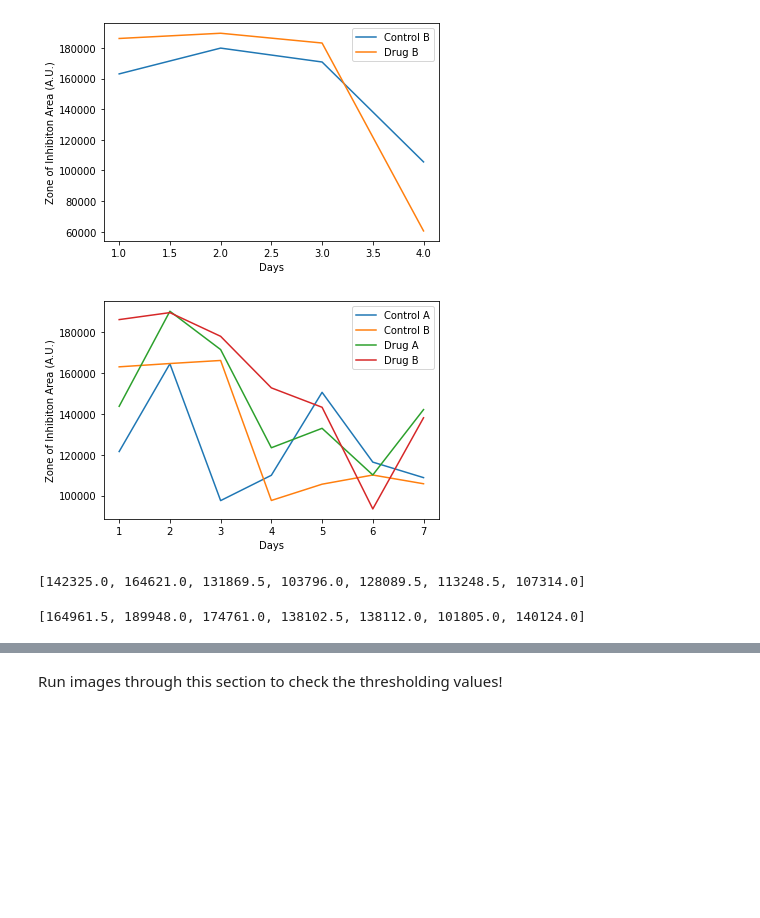
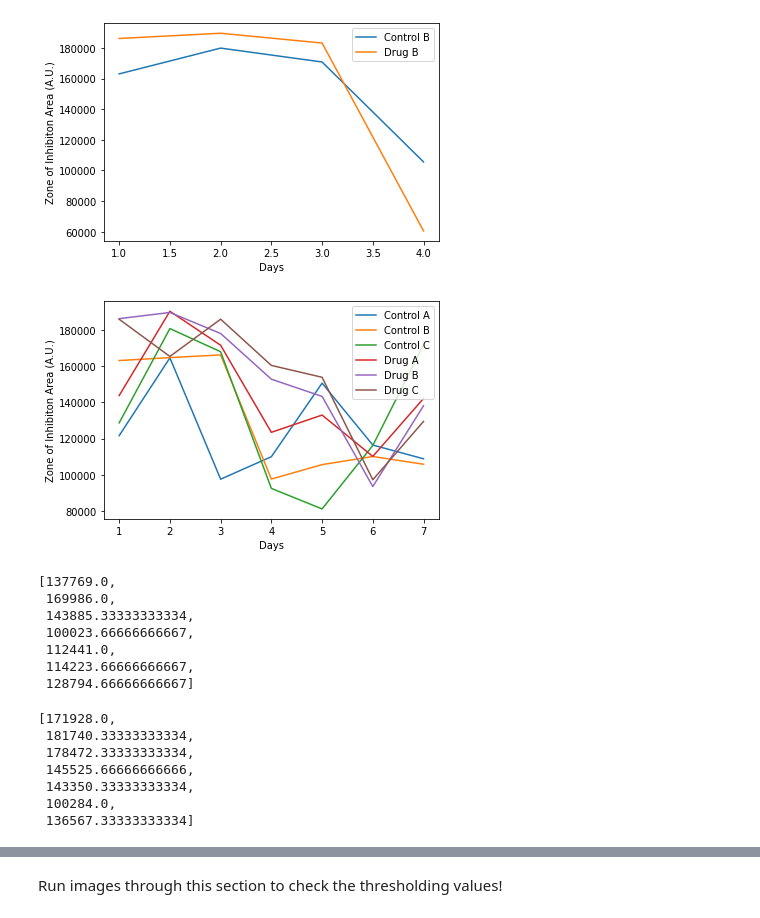
Before and after one commit to lmkelly16/BYU-REU-2022, a Jupyter notebook: all_the_loops.ipynb, the cells around one changed output, grey strips where cells are left out. Saved outputs shown, nothing was run; the diff lists cells and outputs as text; code cells hidden in the pictures; blank space fills up the shorter version.

```diff
--- a/all_the_loops.ipynb
+++ b/all_the_loops.ipynb
@@ -274,45 +274,62 @@ plt.legend(["Control B", "Drug B"]);
 # %% [output]
 [figure]
 # %%
+from traitlets.traitlets import CComplex
 # area lists taken manually from the loop fixing spot below
 cA= [121583, 164557, 97560, 109963, 150582, 116409, 108813]
 cB= [163067, 164685, 166179, 97629, 105597, 110088, 105815]
+cC= [128657, 180716, 167917, 92479, 81144, 116174, 171756]
 
 dA= [143729, 190285, 171514, 123436, 132956, 110119, 142130]
 dB= [186194, 189611, 178008, 152769, 143268, 93491, 138118]
+dC= [185861, 165325, 185895, 160372, 153827, 97242, 129454]
 
 # number of days for x-axis
 days=[1,2,3,4,5,6,7]
 
 plt.plot(days, cA)
 plt.plot(days, cB)
+plt.plot(days, cC)
 plt.plot(days, dA)
 plt.plot(days, dB)
+plt.plot(days, dC)
 plt.xlabel('Days')
 plt.ylabel('Zone of Inhibiton Area (A.U.)')
-plt.legend(["Control A", "Control B", "Drug A", "Drug B"]);
+plt.legend(["Control A", "Control B", "Control C", "Drug A", "Drug B", "Drug C"]);
 # %% [output]
-[figure, old version]
+[figure, new version]
 # %%
 control_area_average = []
 for i in range(len(cA)):
 
-  x = (cA[i]+cB[i])/2
+  x = (cA[i]+cB[i]+cC[i])/3
   control_area_average.append(x)
 
 control_area_average
 # %% [output]
-[142325.0, 164621.0, 131869.5, 103796.0, 128089.5, 113248.5, 107314.0]
+[137769.0,
+ 169986.0,
+ 143885.33333333334,
+ 100023.66666666667,
+ 112441.0,
+ 114223.66666666667,
+ 128794.66666666667]
 # %%
 drug_area_average = []
 for i in range(len(dA)):
 
-  x = (dA[i]+dB[i])/2
+  x = (dA[i]+dB[i]+dC[i])/3
   drug_area_average.append(x)
 
 drug_area_average
 # %% [output]
-[164961.5, 189948.0, 174761.0, 138102.5, 138112.0, 101805.0, 140124.0]
+[171928.0,
+ 181740.33333333334,
+ 178472.33333333334,
+ 145525.66666666666,
+ 143350.33333333334,
+ 100284.0,
+ 136567.33333333334]
 # %%
 # number of days for x-axis
 days=[1,2,3,4,5,6,7]
```
Also changed, not shown: parts of 5 cells of this notebook.
